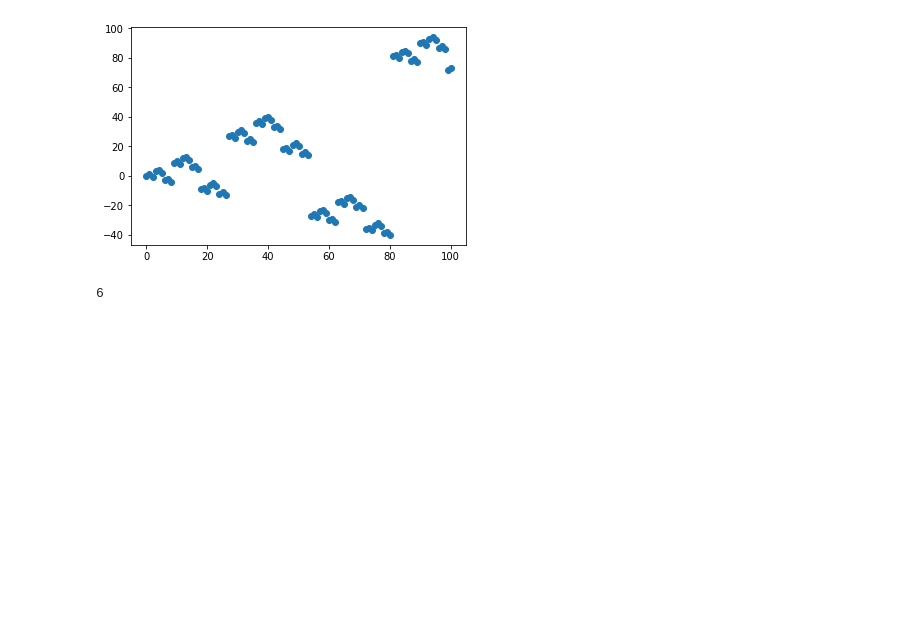
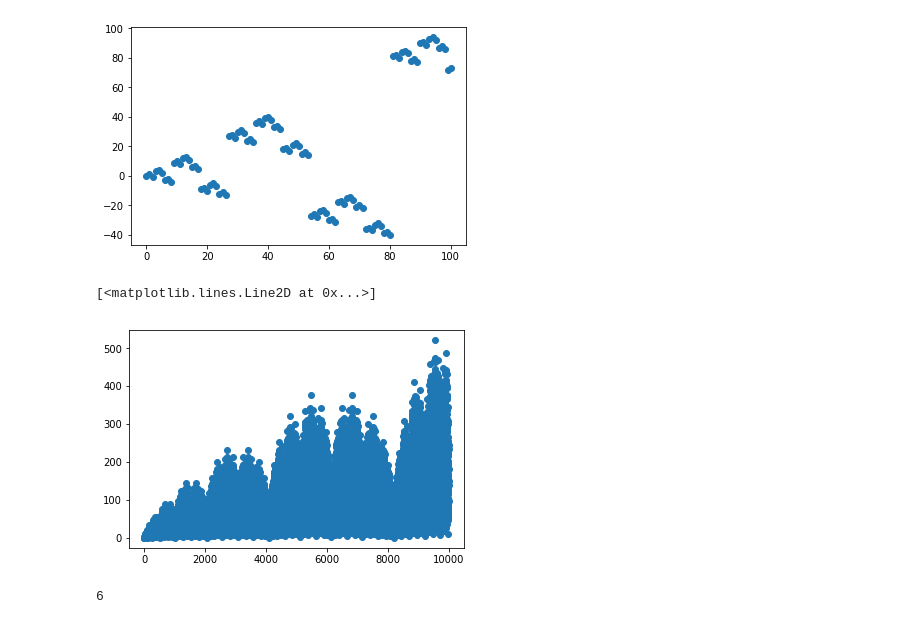
Before and after one commit to davibarreira/Visualizations, a Jupyter notebook: FinalProject/Untitled.ipynb, the cells around one changed output. Saved outputs shown, nothing was run; the diff lists cells and outputs as text; code cells hidden in the pictures; blank space fills up the shorter version.

```diff
--- a/FinalProject/Untitled.ipynb
+++ b/FinalProject/Untitled.ipynb
@@ -18,6 +18,10 @@ plt.plot([a(n) for n in range(101)],'o')
 [figure]
 # %%
 def a(n): return n if n<2 else a(n/2) if n%2==0 else a((n - 1)/2) + a((n + 1)/2)
+plt.plot([a(n) for n in range(10000)],'o')
+# %% [output]
+[<matplotlib.lines.Line2D at 0x...>]
+[figure, added]
 # %%
 def find_ternary(num):
     quotient = num/3
```
Also changed, not shown: 2 other files.
